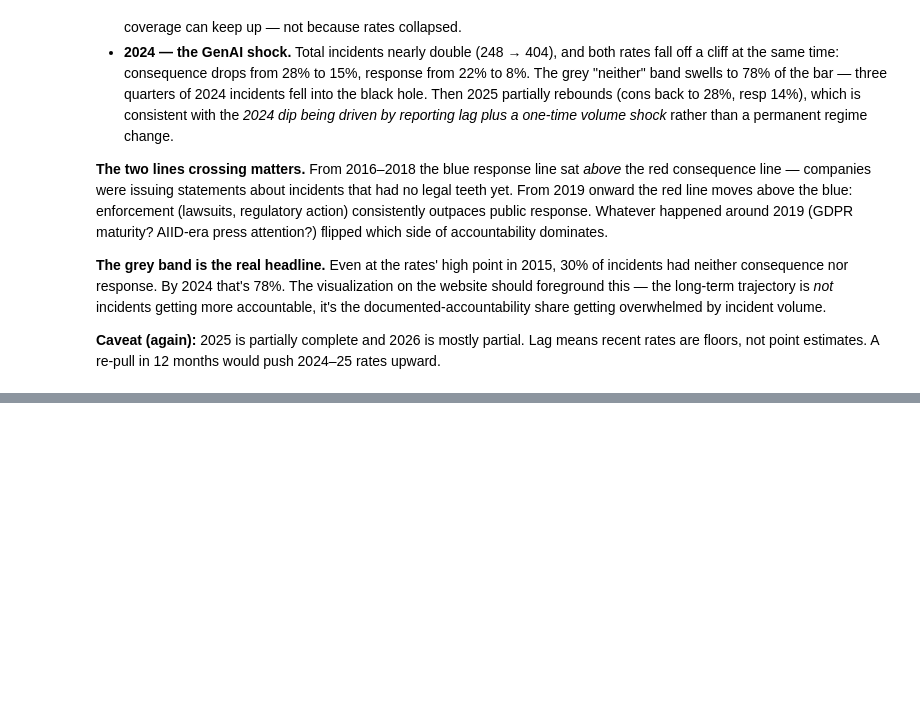
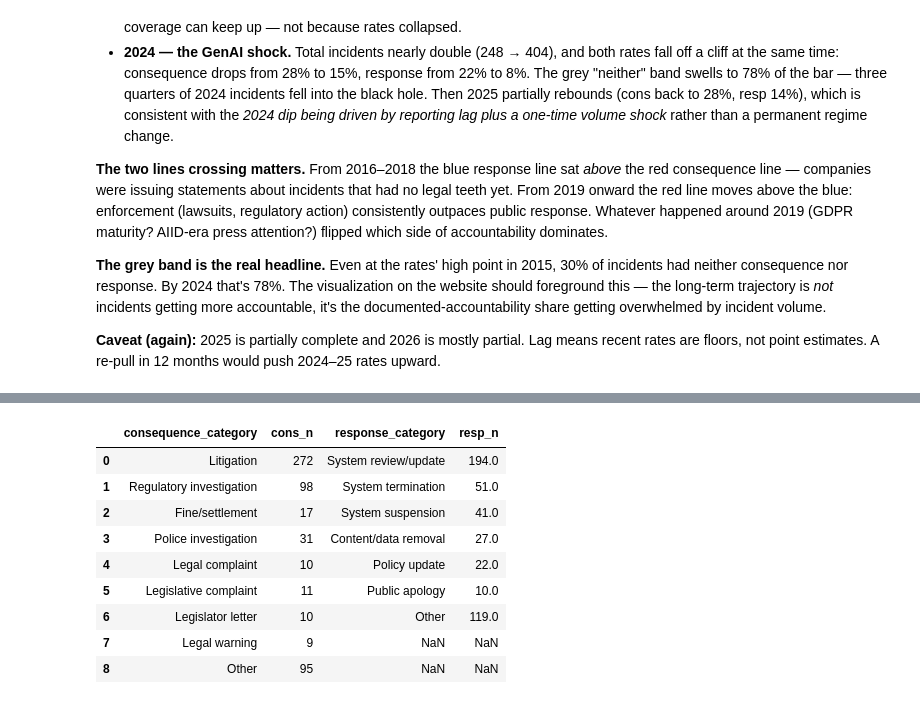
Before and after one commit to marilynn-mm/ai-incident-visualisation, a Jupyter notebook: analysis/AIAAIC/accountability_patterns.ipynb, the cells around one changed output, grey strips where cells are left out. Saved outputs shown, nothing was run; the diff lists cells and outputs as text; code cells hidden in the pictures; blank space fills up the shorter version.

```diff
--- a/analysis/AIAAIC/accountability_patterns.ipynb
+++ b/analysis/AIAAIC/accountability_patterns.ipynb
@@ -674,0 +681,70 @@ The chart tells a story in three acts.
+# %%
+# Priority lists match website/src/quadrant_buckets.js so notebook and
+# visualization assign the same primary tag to each incident.
+CONS_PRIORITY = [
+    'Litigation',
+    'Regulatory investigation',
+    'Fine/settlement',
+    'Police investigation',
+    'Legal complaint',
+    'Legislative complaint',
+    'Legislator letter',
+    'Legal warning',
+]
+
+# Response has merged categories: Policy review/update and Policy update
+# both fold into a single "Policy update" bucket.
+RESP_PRIORITY = [
+    ('System review/update', ['System review/update']),
+    ('System termination',   ['System termination']),
+    ('System suspension',    ['System suspension']),
+    ('Content/data removal', ['Content/data removal']),
+    ('Policy update',        ['Policy review/update', 'Policy update']),
+    ('Public apology',       ['Public apology']),
+]
+
+def primary_tag(raw, priority_list):
+    """Return the highest-priority tag, or 'Other' if no match, or None if blank."""
+    if pd.isna(raw) or not str(raw).strip():
+        return None
+    tags = {t.strip() for t in str(raw).split(';')}
+    # priority_list can be a flat list of strings or list of (label, [matches])
+    for entry in priority_list:
+        if isinstance(entry, tuple):
+            label, matches = entry
+            if any(m in tags for m in matches):
+                return label
+        else:
+            if entry in tags:
+                return entry
+    return 'Other'
+
+# Build the category counts. Restrict to incidents that have a consequence /
+# response respectively — incidents with neither contribute to no bar.
+df['primary_cons'] = df['consequence'].apply(lambda v: primary_tag(v, CONS_PRIORITY))
+df['primary_resp'] = df['response'].apply(lambda v: primary_tag(v, RESP_PRIORITY))
+
+cons_order = CONS_PRIORITY + ['Other']
+resp_order = [label for label, _ in RESP_PRIORITY] + ['Other']
+
+cons_counts = df['primary_cons'].value_counts().reindex(cons_order).fillna(0).astype(int)
+resp_counts = df['primary_resp'].value_counts().reindex(resp_order).fillna(0).astype(int)
+
+# Side-by-side counts table
+pd.DataFrame({
+    'consequence_category': cons_counts.index.tolist() + [None] * max(0, len(resp_counts) - len(cons_counts)),
+    'cons_n':                cons_counts.tolist() + [None] * max(0, len(resp_counts) - len(cons_counts)),
+    'response_category':    resp_counts.index.tolist() + [None] * max(0, len(cons_counts) - len(resp_counts)),
+    'resp_n':                resp_counts.tolist() + [None] * max(0, len(cons_counts) - len(resp_counts)),
+})
+# %% [output]
+|  | consequence_category | cons_n | response_category | resp_n |
+| 0 | Litigation | 272 | System review/update | 194.0 |
+| 1 | Regulatory investigation | 98 | System termination | 51.0 |
+| 2 | Fine/settlement | 17 | System suspension | 41.0 |
+| 3 | Police investigation | 31 | Content/data removal | 27.0 |
+| 4 | Legal complaint | 10 | Policy update | 22.0 |
+| 5 | Legislative complaint | 11 | Public apology | 10.0 |
+| 6 | Legislator letter | 10 | Other | 119.0 |
+| 7 | Legal warning | 9 | NaN | NaN |
+| 8 | Other | 95 | NaN | NaN |
```
Also changed, not shown: parts of 3 cells of this notebook, 5 other files.
